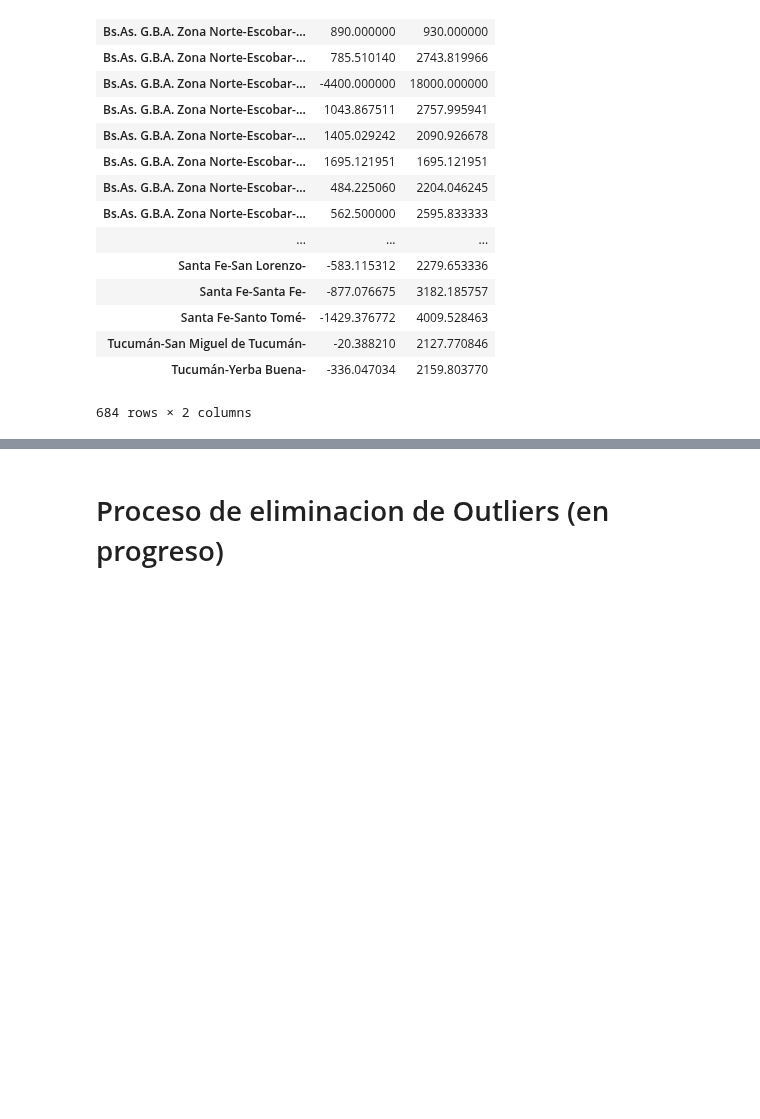
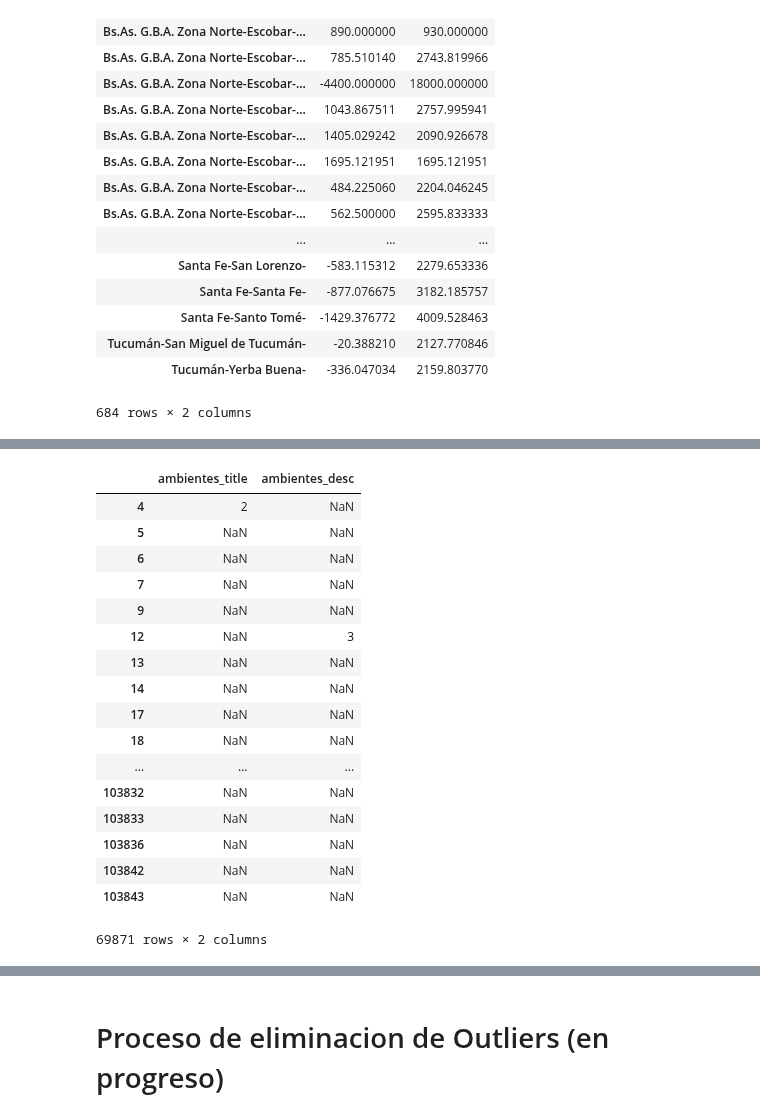
Before and after one commit to rgvillar/properati, a Jupyter notebook: Grupo7.ipynb, the cells around one changed output, grey strips where cells are left out. Drawn from its saved outputs; the diff is of its cells as text; code cells hidden in the pictures; blank space fills up the shorter version.

```diff
--- a/Grupo7.ipynb
+++ b/Grupo7.ipynb
@@ -794,0 +871,21 @@ dfprop[dfprop['district_name_key']].boxplot(column='price_usd_per_m2')
+# %%
+dfprop[dfprop['ambientes_title'] != dfprop['ambientes_desc']][['ambientes_title','ambientes_desc']]
+# %% [output]
+|  | ambientes_title | ambientes_desc |
+| 4 | 2 | NaN |
+| 5 | NaN | NaN |
+| 6 | NaN | NaN |
+| 7 | NaN | NaN |
+| 9 | NaN | NaN |
+| 12 | NaN | 3 |
+| 13 | NaN | NaN |
+| 14 | NaN | NaN |
+| 17 | NaN | NaN |
+| 18 | NaN | NaN |
+| ... | ... | ... |
+| 103832 | NaN | NaN |
+| 103833 | NaN | NaN |
+| 103836 | NaN | NaN |
+| 103842 | NaN | NaN |
+| 103843 | NaN | NaN |
+69871 rows × 2 columns
```
Also changed, not shown: parts of 16 cells of this notebook.
